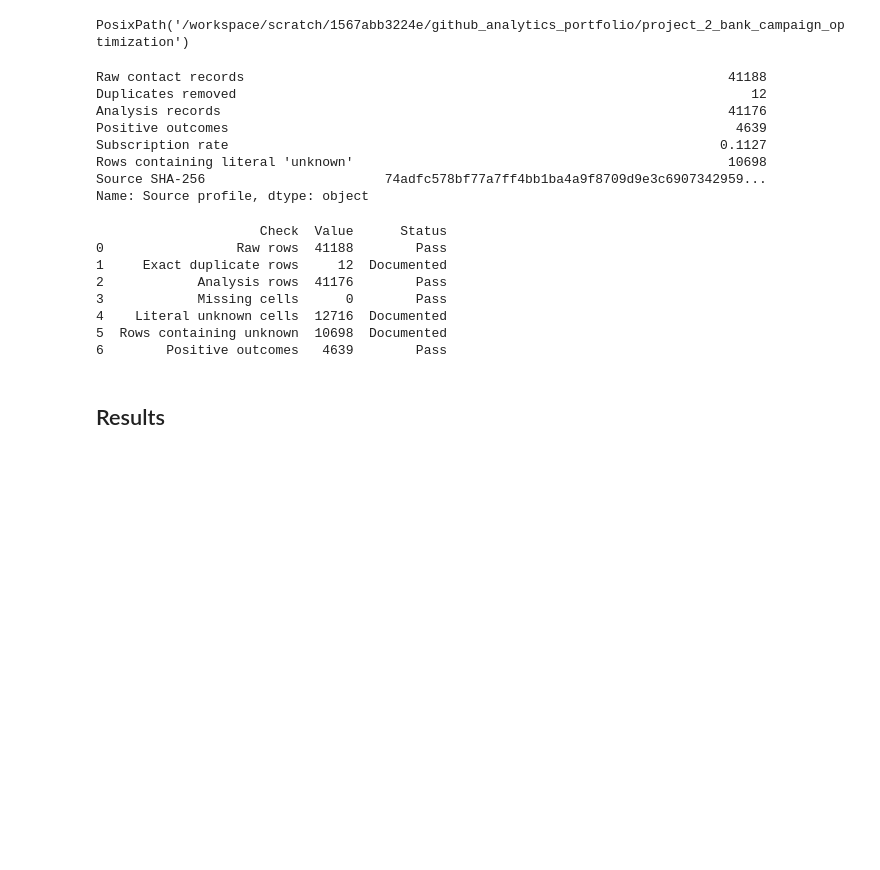
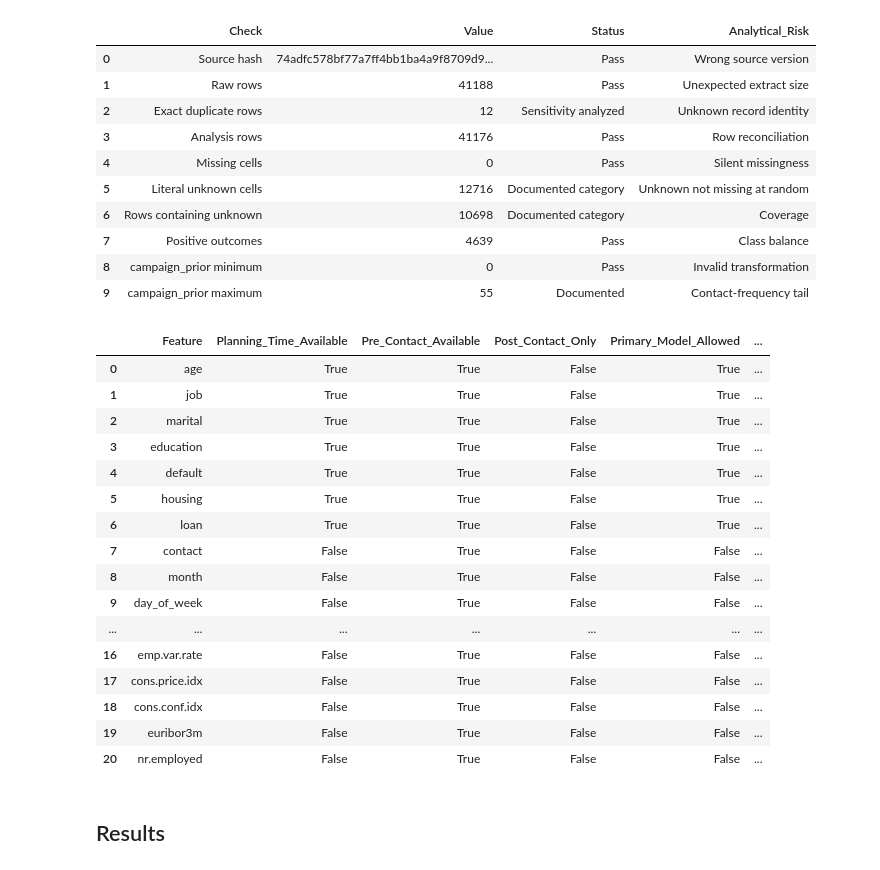
Before and after one commit to raymond99-sol/analytics-portfolio, a Jupyter notebook: project_2_bank_campaign_optimization/bank_campaign_optimization.ipynb, the cells around one changed output. Cells and saved outputs as stored; diff of their text form; code cells hidden in the pictures; blank space fills up the shorter version.

Commit message:
Upgrade bank targeting analysis for publication

```diff
--- a/project_2_bank_campaign_optimization/bank_campaign_optimization.ipynb
+++ b/project_2_bank_campaign_optimization/bank_campaign_optimization.ipynb
@@ -42,49 +41,34 @@ subscribers using only information available before a call begins.
-# %%
-from pathlib import Path
-import pandas as pd
-
-from analysis import run_analysis
-
-pd.set_option("display.max_columns", 30)
-pd.set_option("display.float_format", lambda value: f"{value:,.4f}")
-PROJECT_DIR = Path.cwd()
-PROJECT_DIR
-# %% [output]
-PosixPath('/workspace/scratch/1567abb3224e/github_analytics_portfolio/project_2_bank_campaign_optimization')
-# %%
-# Execute the complete deterministic pipeline and refresh all saved outputs.
-results = run_analysis(PROJECT_DIR)
-summary = results["summary"]
-
-pd.Series({
-    "Raw contact records": summary["raw_rows"],
-    "Duplicates removed": summary["duplicate_rows_removed"],
-    "Analysis records": summary["analysis_rows"],
-    "Positive outcomes": summary["positive_outcomes"],
-    "Subscription rate": summary["subscription_rate"],
-    "Rows containing literal 'unknown'": summary["rows_with_unknown"],
-    "Source SHA-256": summary["data_sha256"],
-}, name="Source profile")
-# %% [output]
-Raw contact records                                                              41188
-Duplicates removed                                                                  12
-Analysis records                                                                 41176
-Positive outcomes                                                                 4639
-Subscription rate                                                               0.1127
-Rows containing literal 'unknown'                                                10698
-Source SHA-256                       74adfc578bf77a7ff4bb1ba4a9f8709d9e3c6907342959...
-Name: Source profile, dtype: object
-# %%
-# Compact quality checks; 'unknown' is documented rather than silently imputed.
-results["data_quality"]
-# %% [output]
-                     Check  Value      Status
-0                 Raw rows  41188        Pass
-1     Exact duplicate rows     12  Documented
-2            Analysis rows  41176        Pass
-3            Missing cells      0        Pass
-4    Literal unknown cells  12716  Documented
-5  Rows containing unknown  10698  Documented
-6        Positive outcomes   4639        Pass
+# %%
+display(results["data_quality"])
+display(results["feature_availability_audit"][["Feature", "Planning_Time_Available", "Pre_Contact_Available", "Post_Contact_Only", "Primary_Model_Allowed", "Rationale"]])
+# %% [output]
+|  | Check | Value | Status | Analytical_Risk |
+| 0 | Source hash | 74adfc578bf77a7ff4bb1ba4a9f8709d9... | Pass | Wrong source version |
+| 1 | Raw rows | 41188 | Pass | Unexpected extract size |
+| 2 | Exact duplicate rows | 12 | Sensitivity analyzed | Unknown record identity |
+| 3 | Analysis rows | 41176 | Pass | Row reconciliation |
+| 4 | Missing cells | 0 | Pass | Silent missingness |
+| 5 | Literal unknown cells | 12716 | Documented category | Unknown not missing at random |
+| 6 | Rows containing unknown | 10698 | Documented category | Coverage |
+| 7 | Positive outcomes | 4639 | Pass | Class balance |
+| 8 | campaign_prior minimum | 0 | Pass | Invalid transformation |
+| 9 | campaign_prior maximum | 55 | Documented | Contact-frequency tail |
+|  | Feature | Planning_Time_Available | Pre_Contact_Available | Post_Contact_Only | Primary_Model_Allowed | ... |
+| 0 | age | True | True | False | True | ... |
+| 1 | job | True | True | False | True | ... |
+| 2 | marital | True | True | False | True | ... |
+| 3 | education | True | True | False | True | ... |
+| 4 | default | True | True | False | True | ... |
+| 5 | housing | True | True | False | True | ... |
+| 6 | loan | True | True | False | True | ... |
+| 7 | contact | False | True | False | False | ... |
+| 8 | month | False | True | False | False | ... |
+| 9 | day_of_week | False | True | False | False | ... |
+| ... | ... | ... | ... | ... | ... | ... |
+| 16 | emp.var.rate | False | True | False | False | ... |
+| 17 | cons.price.idx | False | True | False | False | ... |
+| 18 | cons.conf.idx | False | True | False | False | ... |
+| 19 | euribor3m | False | True | False | False | ... |
+| 20 | nr.employed | False | True | False | False | ... |
 # %% [markdown]
 ## Results
```
Also changed, not shown: parts of 16 cells of this notebook, 32 other files.
